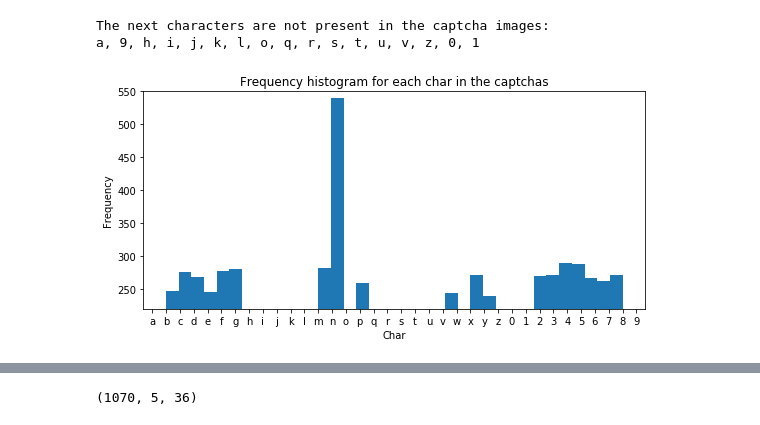
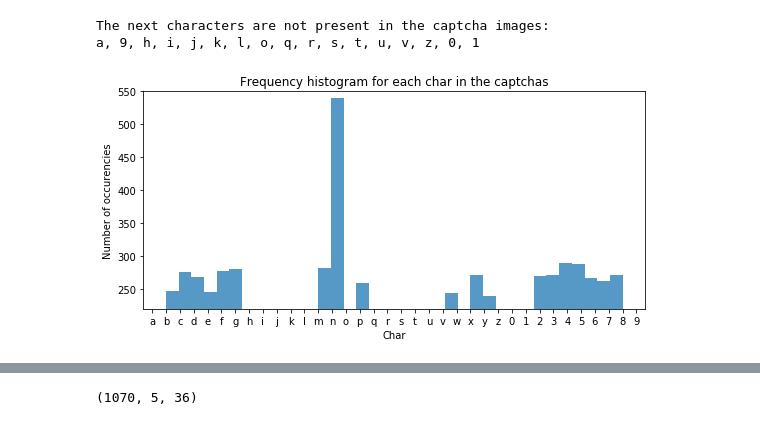
Before and after one commit to Vykstorm/CaptchaDL, a Jupyter notebook: data_analysis.ipynb, the cells around one changed output, grey strips where cells are left out. Drawn from its saved outputs; the diff is of its cells as text; code cells hidden in the pictures.

```diff
--- a/data_analysis.ipynb
+++ b/data_analysis.ipynb
@@ -25,15 +25,15 @@ The next characters are not present in the captcha images:
 a, 9, h, i, j, k, l, o, q, r, s, t, u, v, z, 0, 1
 # %%
 fig = plt.figure(figsize=(9,4))
-plt.hist(y_labels.flatten(), bins=36);
+plt.hist(y_labels.flatten(), bins=36, alpha=0.75);
 plt.title('Frequency histogram for each char in the captchas')
 plt.xlabel('Char')
-plt.ylabel('Frequency')
+plt.ylabel('Number of occurencies')
 plt.xticks(range(0, 36))
 plt.ylim((220, 550))
 plt.gca().set_xticklabels(alphabet);
 # %% [output]
-[figure, old version]
+[figure, new version]
 # %%
 fig, ax = plt.subplots(3, 2, figsize=(14, 11))
 for k, color in zip(range(0, 5), ('red', 'blue', 'green', 'orange', 'pink')):
```
Also changed, not shown: parts of 1 cell of this notebook.
